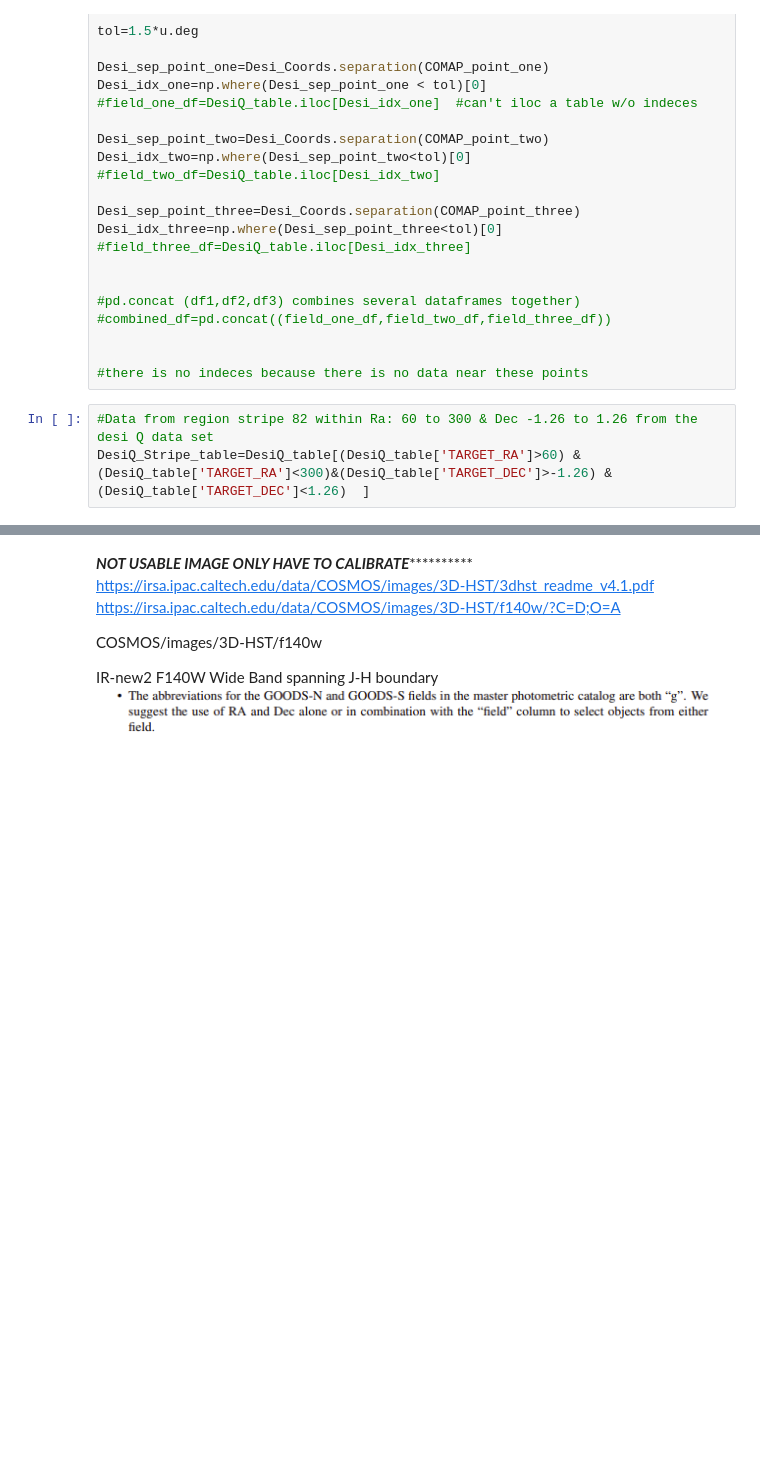
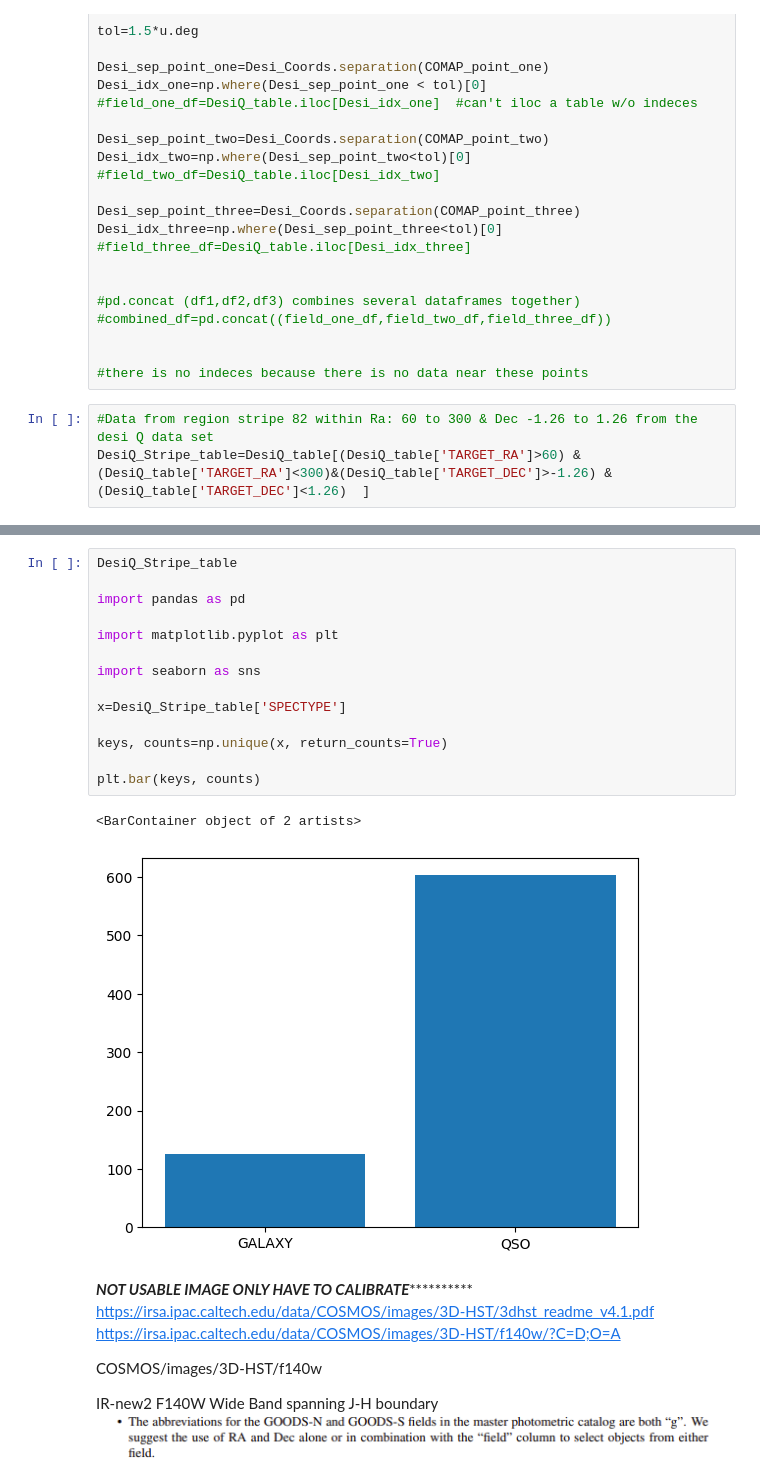
Before and after one commit to gagnierjoshua/Astronomy-ML-Kaggle-DataScience-Projects-and-Research, a Jupyter notebook: redshift-data-analysis-joshua-gagnier.ipynb, the cells around one changed output, grey strips where cells are left out. Drawn from its saved outputs; the diff is of its cells as text; blank space fills up the shorter version.

```diff
--- a/redshift-data-analysis-joshua-gagnier.ipynb
+++ b/redshift-data-analysis-joshua-gagnier.ipynb
@@ -504,3 +525,20 @@ Table length=729
+# %%
+DesiQ_Stripe_table
+
+import pandas as pd
+
+import matplotlib.pyplot as plt
+
+import seaborn as sns
+
+x=DesiQ_Stripe_table['SPECTYPE']
+
+keys, counts=np.unique(x, return_counts=True)
+
+plt.bar(keys, counts)
+# %% [output]
+<BarContainer object of 2 artists>
+[figure, added]
 # %% [markdown]
 
 ***********NOT USABLE IMAGE ONLY HAVE TO CALIBRATE*********************
```
Also changed, not shown: parts of 5 cells of this notebook.
